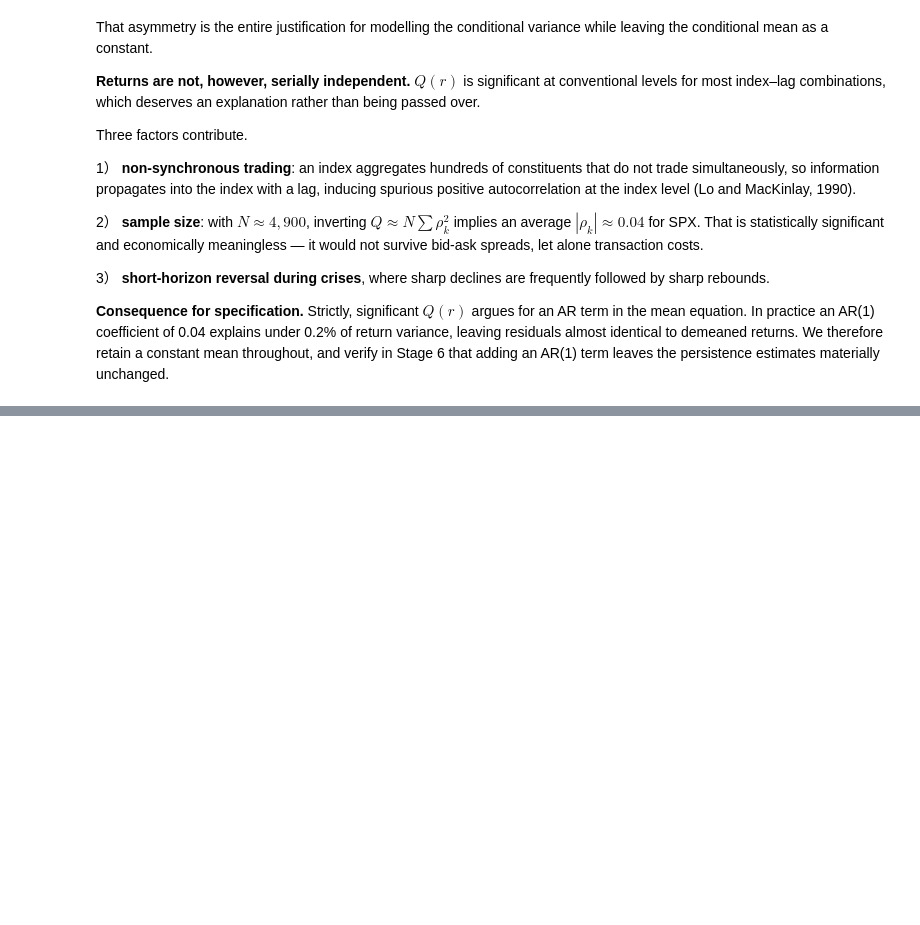
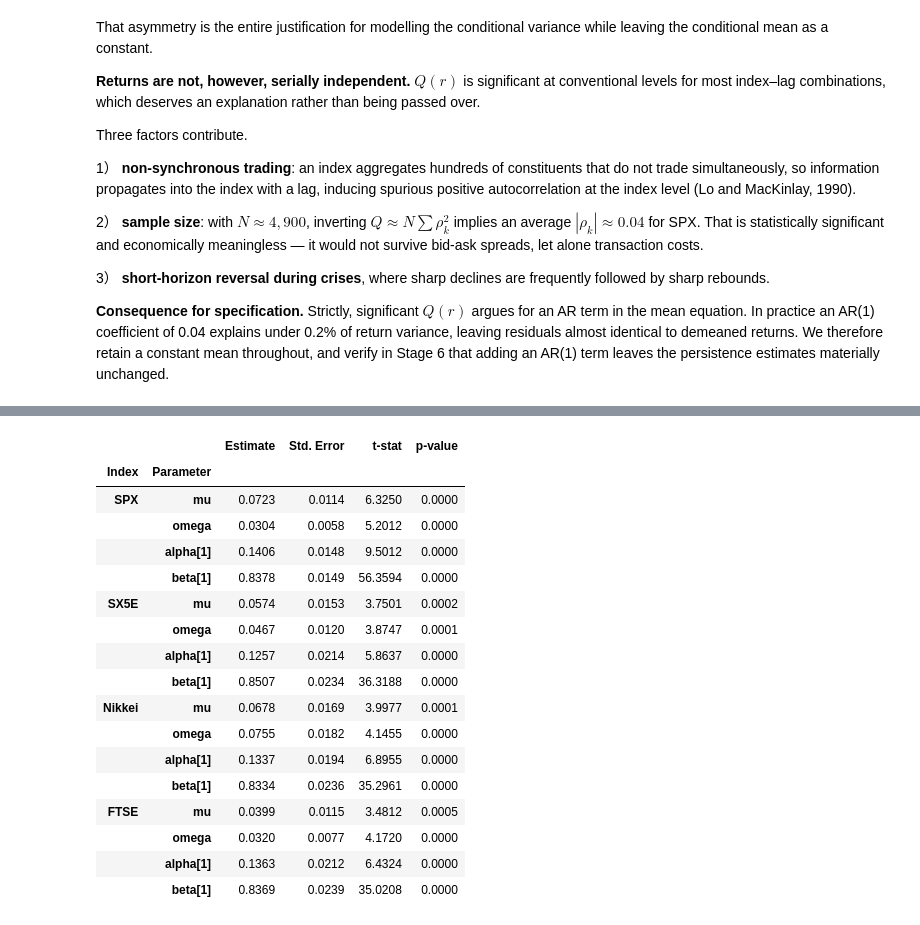
Before and after one commit to PeacoFoxy/StockMarket-Projects, a Jupyter notebook: garch_project/notebooks/garch_analysis.ipynb, the cells around one changed output, grey strips where cells are left out. Saved outputs shown, nothing was run; the diff lists cells and outputs as text; code cells hidden in the pictures; blank space fills up the shorter version.

```diff
--- a/garch_project/notebooks/garch_analysis.ipynb
+++ b/garch_project/notebooks/garch_analysis.ipynb
@@ -569,0 +761,23 @@ estimates materially unchanged.
+# %%
+# Standard errors and significance
+sig_table = parameter_significance(garch_normal)
+sig_table
+# %% [output]
+|  |  | Estimate | Std. Error | t-stat | p-value |
+| Index | Parameter |  |  |  |  |
+| SPX | mu | 0.0723 | 0.0114 | 6.3250 | 0.0000 |
+|  | omega | 0.0304 | 0.0058 | 5.2012 | 0.0000 |
+|  | alpha[1] | 0.1406 | 0.0148 | 9.5012 | 0.0000 |
+|  | beta[1] | 0.8378 | 0.0149 | 56.3594 | 0.0000 |
+| SX5E | mu | 0.0574 | 0.0153 | 3.7501 | 0.0002 |
+|  | omega | 0.0467 | 0.0120 | 3.8747 | 0.0001 |
+|  | alpha[1] | 0.1257 | 0.0214 | 5.8637 | 0.0000 |
+|  | beta[1] | 0.8507 | 0.0234 | 36.3188 | 0.0000 |
+| Nikkei | mu | 0.0678 | 0.0169 | 3.9977 | 0.0001 |
+|  | omega | 0.0755 | 0.0182 | 4.1455 | 0.0000 |
+|  | alpha[1] | 0.1337 | 0.0194 | 6.8955 | 0.0000 |
+|  | beta[1] | 0.8334 | 0.0236 | 35.2961 | 0.0000 |
+| FTSE | mu | 0.0399 | 0.0115 | 3.4812 | 0.0005 |
+|  | omega | 0.0320 | 0.0077 | 4.1720 | 0.0000 |
+|  | alpha[1] | 0.1363 | 0.0212 | 6.4324 | 0.0000 |
+|  | beta[1] | 0.8369 | 0.0239 | 35.0208 | 0.0000 |
```
Also changed, not shown: parts of 21 cells of this notebook, 10 other files.
